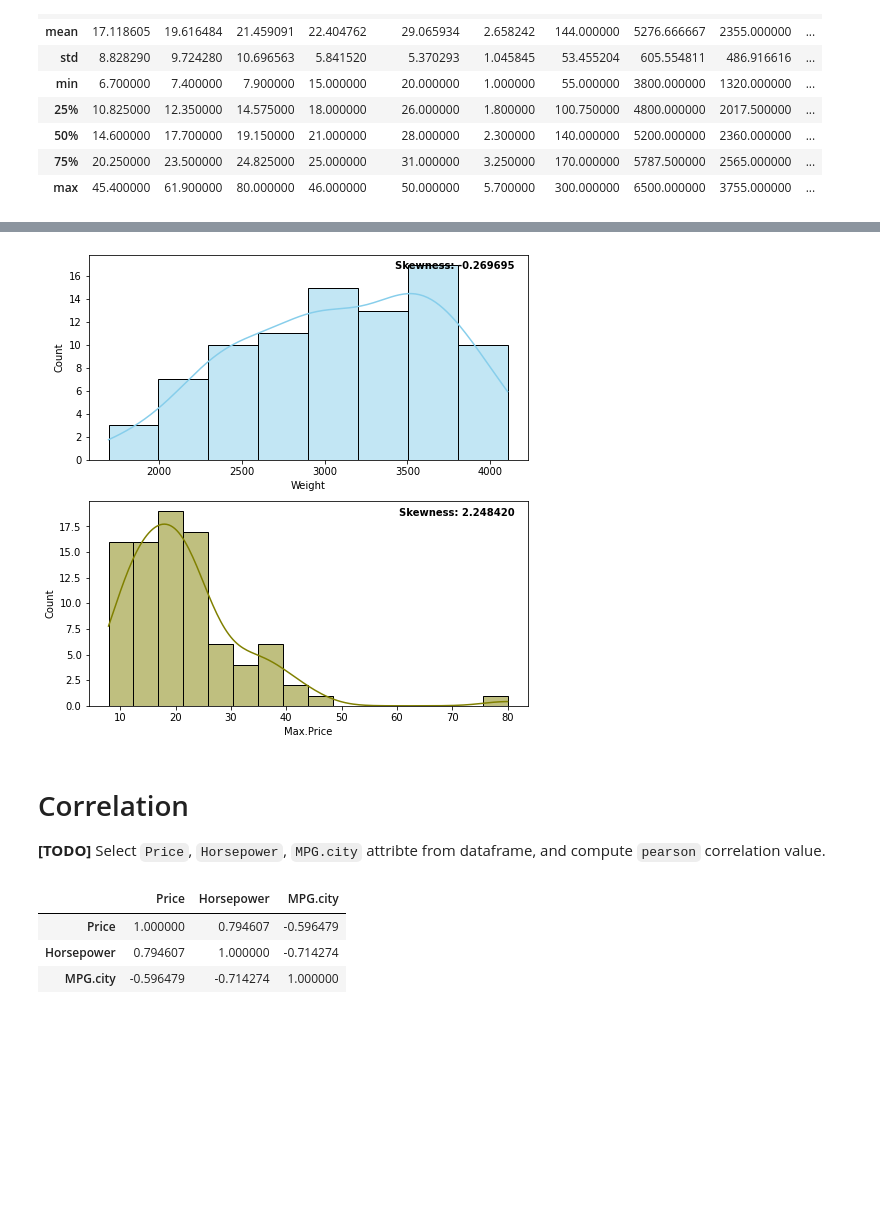
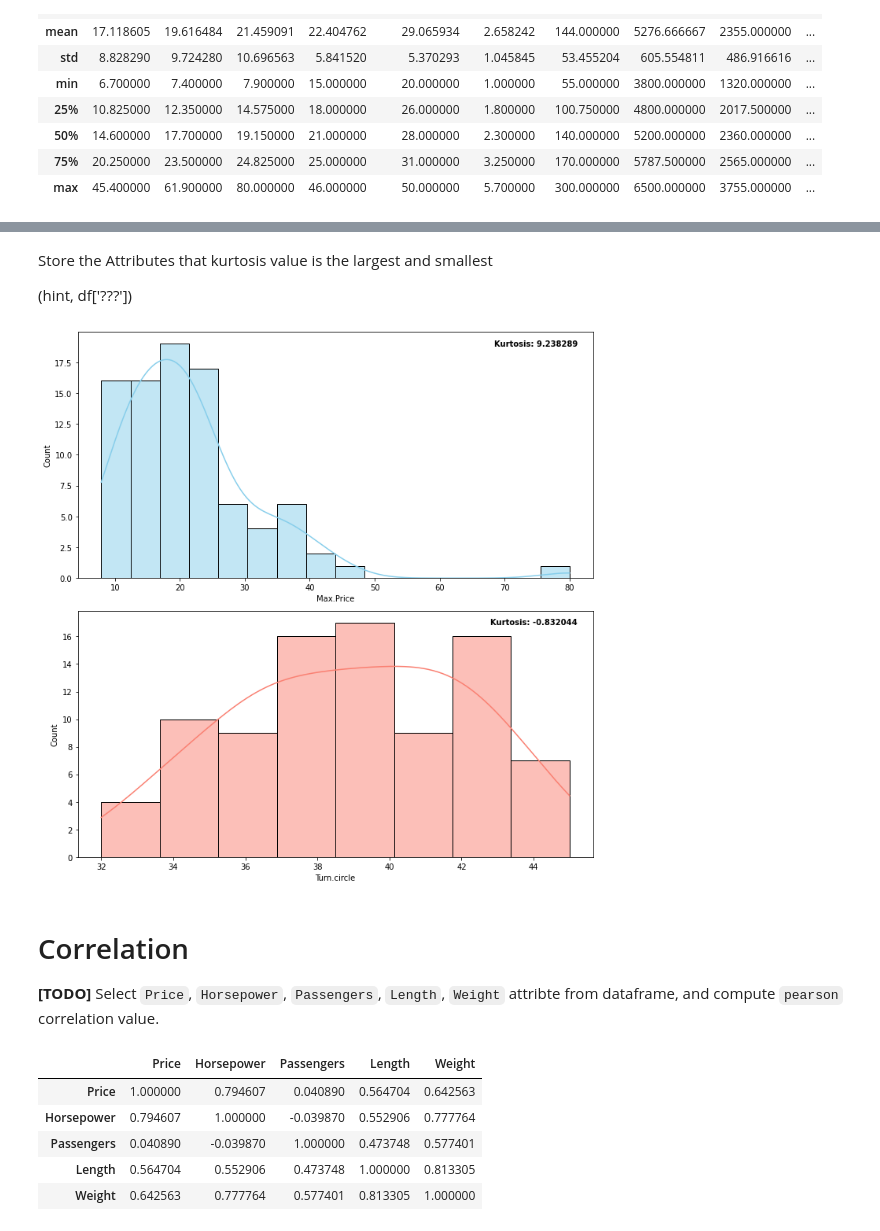
Before and after one commit to HongWonSeok/DAP__, a Jupyter notebook: lecture3.ipynb, the cells around one changed output, grey strips where cells are left out. Cells and saved outputs as stored; diff of their text form; code cells hidden in the pictures; blank space fills up the shorter version.

```diff
--- a/lecture3.ipynb
+++ b/lecture3.ipynb
@@ -51,0 +60,3 @@ df.describe(include=object)
+# %%
+numericColumns = df.describe().columns
+numericColumns
@@ -77,0 +96,3 @@ dtype: float64
+# %%
+kurtosis = df[numericColumns].kurtosis().sort_values(ascending=False)
+kurtosis
@@ -78,47 +167,49 @@ dtype: float64
+# %% [markdown]
+Store the Attributes that kurtosis value is the largest and smallest
+
+(hint, df['???'])
+# %%
+highKurtAttribute = df[kurtosis.index[0]]
+lowKurtAttribute = df[kurtosis.index[-1]]
 # %%
-import matplotlib.pyplot as plt
-import seaborn as sns
+f, axes = plt.subplots(2, 1, figsize=(10, 10))
 
-f, axes = plt.subplots(2, 1, figsize=(7, 7))
+# set the string
+strInPlot = "Kurtosis: %f"
 
-# Get attribute with lowest skewness value
-highSkewAttribute = df[skewness.index[0]]
-
-# Plot distplot
+# Plot distplot (highKurtosis)
 ax = axes[0]
-sns.histplot(data=df, x=highSkewAttribute, color="skyblue", ax=ax, kde=True)
+sns.histplot(data=df, x=highKurtAttribute, color="skyblue", ax=ax, kde=True)
 
 # Add legend
-ax.text(x=0.97, y=0.97, transform=ax.transAxes, s="Skewness: %f" % highSkewAttribute.skew(),\
+ax.text(x=0.97, y=0.97, transform=ax.transAxes, s=strInPlot % highKurtAttribute.kurtosis(),\
     fontweight='demibold', fontsize=10, verticalalignment='top', horizontalalignment='right')
 
-
-# Get attribute with highest skewness value
-lowSkewAttribute = df[skewness.index[-1]]
+# Plot distplot (lowKurtosis)
 ax = axes[1]
-
-# Plot distplot
-sns.histplot(data=df, x=lowSkewAttribute, color="olive", ax=ax, kde=True)
+sns.histplot(data=df, x=lowKurtAttribute, color="salmon", ax=ax, kde=True)
 
 # Add legend
-ax.text(x=0.97, y=0.97, transform=ax.transAxes, s="Skewness: %f" % lowSkewAttribute.skew(),\
+ax.text(x=0.97, y=0.97, transform=ax.transAxes, s=strInPlot % lowKurtAttribute.kurtosis(),\
     fontweight='demibold', fontsize=10, verticalalignment='top', horizontalalignment='right')
 
 plt.tight_layout()
 # %% [output]
-[figure, old version]
+[figure, new version]
 # %% [markdown]
 # Correlation
-**[TODO]** Select `Price`, `Horsepower`, `MPG.city` attribte from dataframe, and compute `pearson` correlation value.
+**[TODO]** Select `Price`, `Horsepower`, `Passengers`, `Length`, `Weight` attribte from dataframe, and compute `pearson` correlation value.
 # %%
-## Complte the code
-selectedDataFrame = df[['Price','Horsepower','MPG.city']]
+## Compelete the code
+selectedDataFrame = df[['Price','Horsepower','Passengers','Length','Weight']]
 selectedDataFrame.corr(method='pearson')
 # %% [output]
-|  | Price | Horsepower | MPG.city |
-| Price | 1.000000 | 0.794607 | -0.596479 |
-| Horsepower | 0.794607 | 1.000000 | -0.714274 |
-| MPG.city | -0.596479 | -0.714274 | 1.000000 |
+|  | Price | Horsepower | Passengers | Length | Weight |
+| Price | 1.000000 | 0.794607 | 0.040890 | 0.564704 | 0.642563 |
+| Horsepower | 0.794607 | 1.000000 | -0.039870 | 0.552906 | 0.777764 |
+| Passengers | 0.040890 | -0.039870 | 1.000000 | 0.473748 | 0.577401 |
+| Length | 0.564704 | 0.552906 | 0.473748 | 1.000000 | 0.813305 |
+| Weight | 0.642563 | 0.777764 | 0.577401 | 0.813305 | 1.000000 |
 # %%
 g = sns.pairplot(selectedDataFrame)
 plt.show()
```
Also changed, not shown: parts of 49 cells of this notebook.
